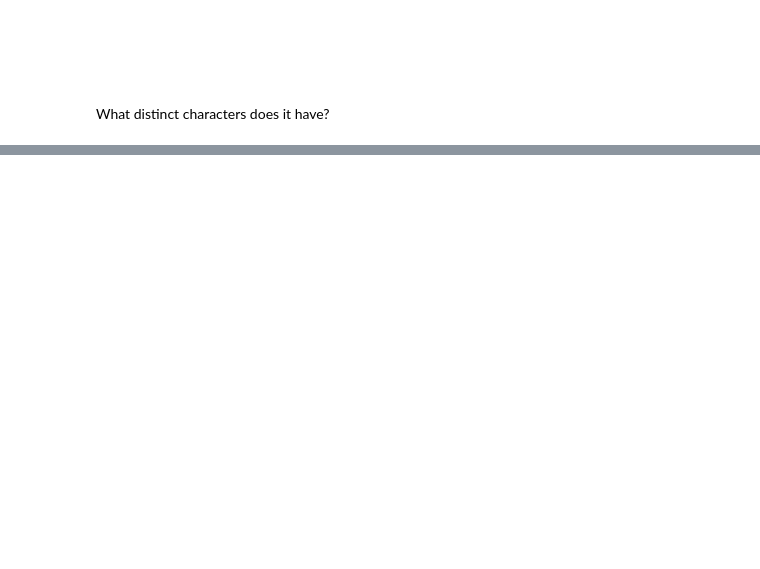
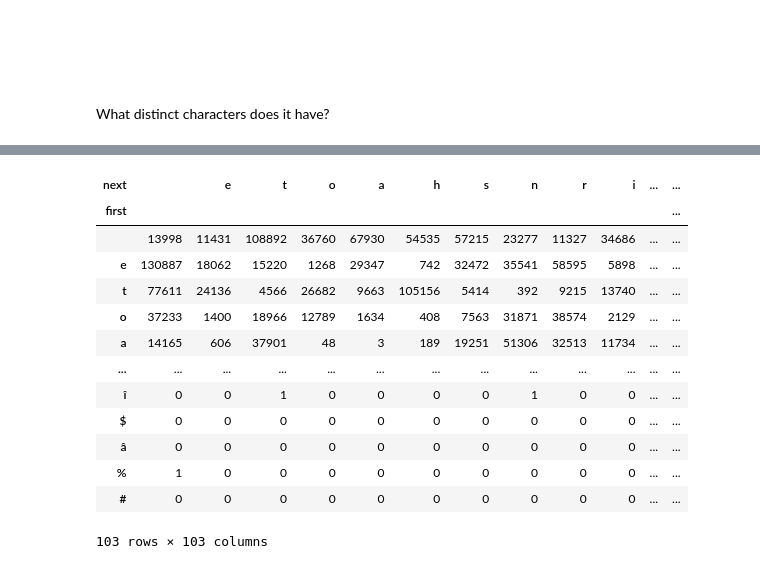
Before and after one commit to jpivarski-talks/2025-07-12-scipy-teen-track, a Jupyter notebook: site/files/09-shakespeare.ipynb, the cells around one changed output, grey strips where cells are left out. Drawn from its saved outputs; the diff is of its cells as text; code cells hidden in the pictures; blank space fills up the shorter version.

```diff
--- a/site/files/09-shakespeare.ipynb
+++ b/site/files/09-shakespeare.ipynb
@@ -348,0 +423,17 @@ set(corpus)
+# %%
+sorted_by_both
+# %% [output]
+| next |  | e | t | o | a | h | s | n | r | i | ... | ... |
+| first |  |  |  |  |  |  |  |  |  |  |  | ... |
+|  | 13998 | 11431 | 108892 | 36760 | 67930 | 54535 | 57215 | 23277 | 11327 | 34686 | ... | ... |
+| e | 130887 | 18062 | 15220 | 1268 | 29347 | 742 | 32472 | 35541 | 58595 | 5898 | ... | ... |
+| t | 77611 | 24136 | 4566 | 26682 | 9663 | 105156 | 5414 | 392 | 9215 | 13740 | ... | ... |
+| o | 37233 | 1400 | 18966 | 12789 | 1634 | 408 | 7563 | 31871 | 38574 | 2129 | ... | ... |
+| a | 14165 | 606 | 37901 | 48 | 3 | 189 | 19251 | 51306 | 32513 | 11734 | ... | ... |
+| ... | ... | ... | ... | ... | ... | ... | ... | ... | ... | ... | ... | ... |
+| î | 0 | 0 | 1 | 0 | 0 | 0 | 0 | 1 | 0 | 0 | ... | ... |
+| $ | 0 | 0 | 0 | 0 | 0 | 0 | 0 | 0 | 0 | 0 | ... | ... |
+| â | 0 | 0 | 0 | 0 | 0 | 0 | 0 | 0 | 0 | 0 | ... | ... |
+| % | 1 | 0 | 0 | 0 | 0 | 0 | 0 | 0 | 0 | 0 | ... | ... |
+| # | 0 | 0 | 0 | 0 | 0 | 0 | 0 | 0 | 0 | 0 | ... | ... |
+103 rows × 103 columns
```
Also changed, not shown: parts of 63 cells of this notebook.
